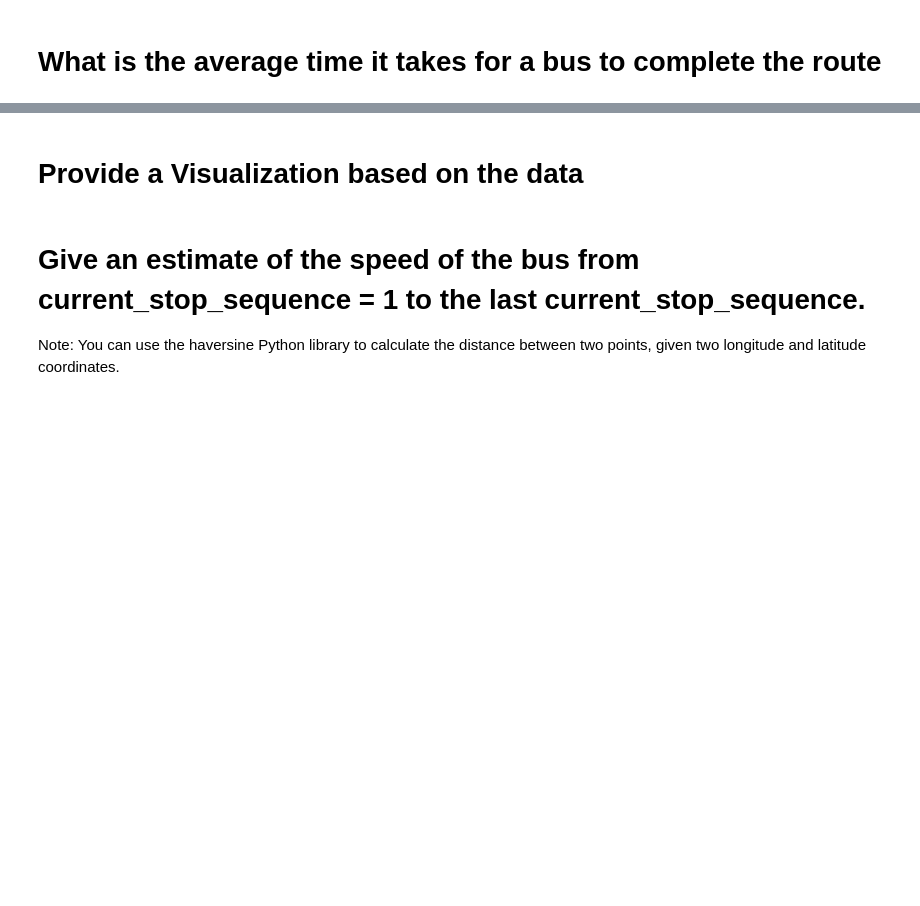
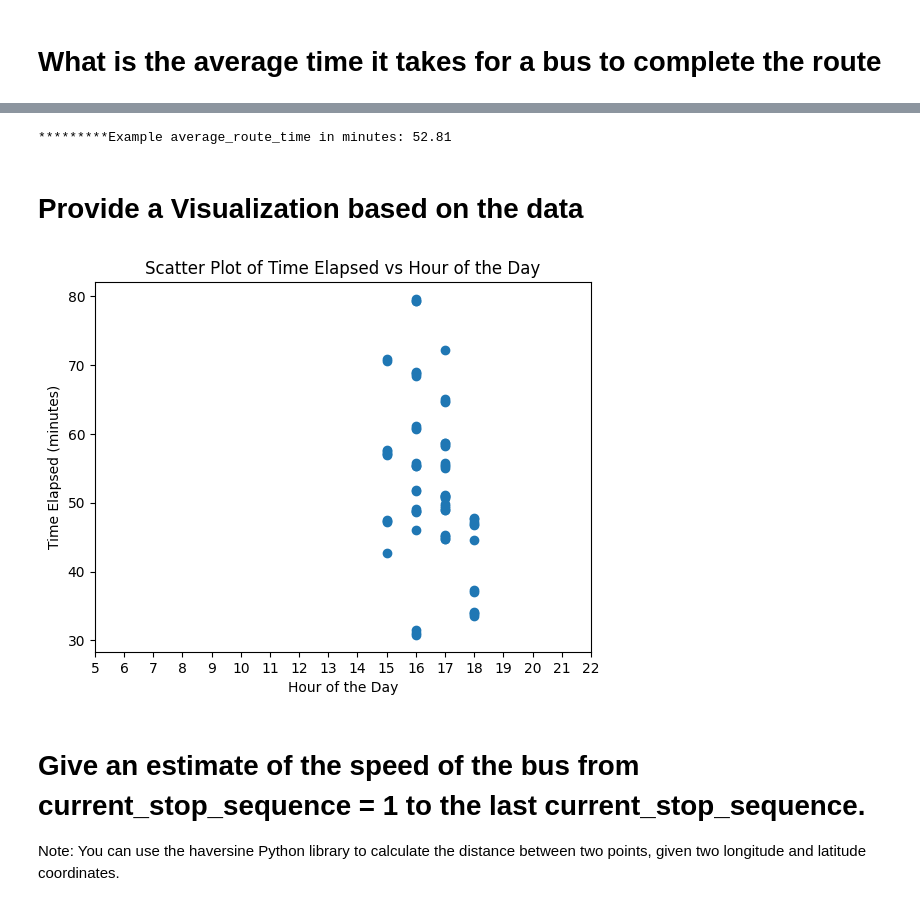
Before and after one commit to andrewcbuensalida/debezium-mongo-java-mysql-docker-mapbox-mbta-module-16-mit, a Jupyter notebook: Module16 - Template.ipynb, the cells around one changed output, grey strips where cells are left out. Saved outputs shown, nothing was run; the diff lists cells and outputs as text; code cells hidden in the pictures; blank space fills up the shorter version.

```diff
--- a/Module16 - Template.ipynb
+++ b/Module16 - Template.ipynb
@@ -117,5 +141,45 @@ bus_df = df[df['id'] == bus_id]
+# %%
+# get all the route times for all the buses
+unique_bus_ids = df['id'].unique()
+
+route_times_for_all_buses = []
+for bus_id in unique_bus_ids:
+    route_times = route_times_by_bus_id(bus_id)
+    route_times_for_all_buses.extend(route_times)
+
+# convert to pd.DataFrame
+route_times_for_all_buses = pd.DataFrame(route_times_for_all_buses)
+# get the average route time
+average_route_time = route_times_for_all_buses["time_elapsed"].mean()
+print('*********Example average_route_time in minutes: {:.2f}'.format((average_route_time.total_seconds() / 60)))
+# %% [output]
+*********Example average_route_time in minutes: 52.81
 # %% [markdown]
 <h1>Provide a Visualization based on the data</h1>
+# %%
+import matplotlib.pyplot as plt
+
+
+# Extract the hour from the 'start_time' column
+route_times_for_all_buses['hour'] = route_times_for_all_buses['start_time'].dt.hour
+
+# Create a scatter plot
+plt.scatter(route_times_for_all_buses['hour'], route_times_for_all_buses['time_elapsed'].dt.total_seconds() / 60)
+
+# Set the x-axis and y-axis labels
+plt.xlabel('Hour of the Day')
+plt.ylabel('Time Elapsed (minutes)')
+
+# Set the x-axis ticks from 5am to 10pm
+plt.xticks(range(5, 23))
+
+# Set the title of the plot
+plt.title('Scatter Plot of Time Elapsed vs Hour of the Day')
+
+# Show the plot
+plt.show()
+# %% [output]
+[figure, added]
 # %% [markdown]
 <h1>Give an estimate of the speed of the bus from current_stop_sequence = 1 to the last  current_stop_sequence. </h1>
 
```
Also changed, not shown: parts of 5 cells of this notebook, 8 other files.
